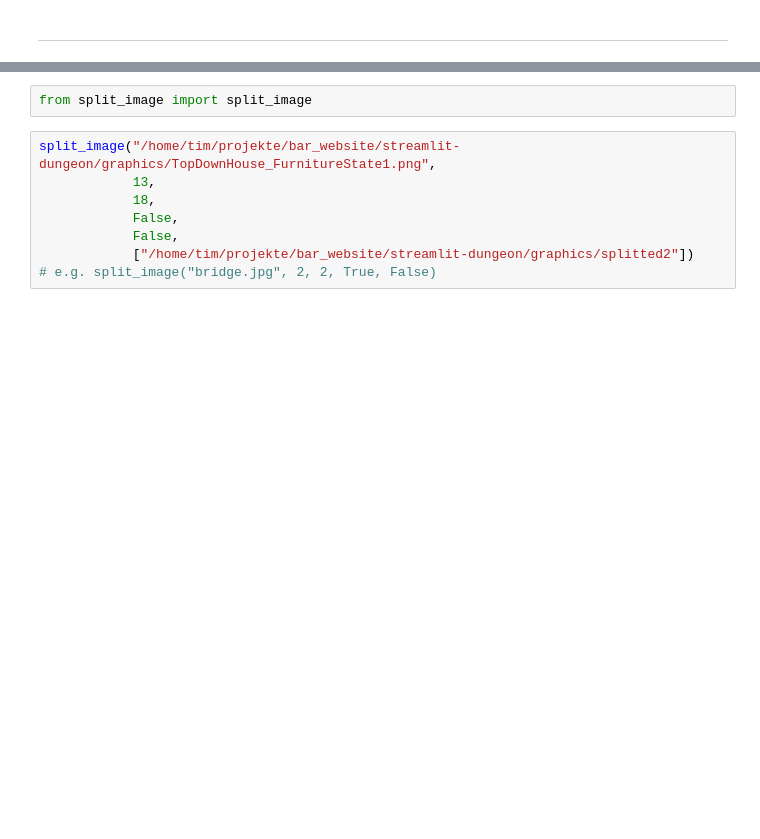
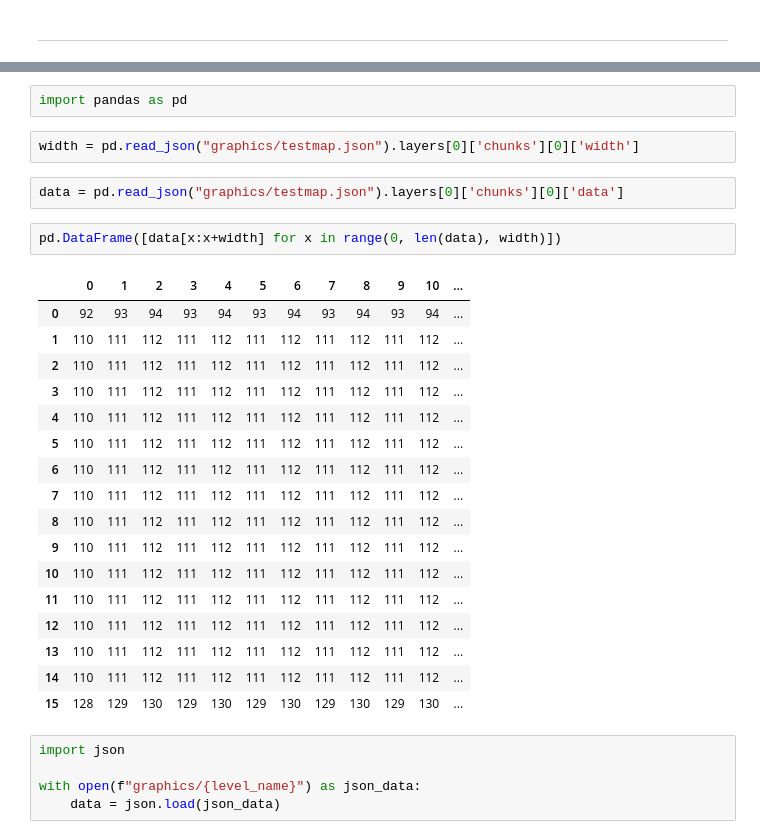
Before and after one commit to TimAmadeoSobania/streamlit-dungeon, a Jupyter notebook: split_images.ipynb, the cells around one changed output, grey strips where cells are left out. Saved outputs shown, nothing was run; the diff lists cells and outputs as text; blank space fills up the shorter version.

```diff
--- a/split_images.ipynb
+++ b/split_images.ipynb
@@ -65,10 +57,31 @@ Successfully installed split-image-2.0.1
-# %%
-from split_image import split_image
-# %%
-split_image("/home/tim/projekte/bar_website/streamlit-dungeon/graphics/TopDownHouse_FurnitureState1.png",
-            13,
-            18,
-            False,
-            False,
-            ["/home/tim/projekte/bar_website/streamlit-dungeon/graphics/splitted2"])
-# e.g. split_image("bridge.jpg", 2, 2, True, False)
+# %%
+import pandas as pd
+# %%
+width = pd.read_json("graphics/testmap.json").layers[0]['chunks'][0]['width']
+# %%
+data = pd.read_json("graphics/testmap.json").layers[0]['chunks'][0]['data']
+# %%
+pd.DataFrame([data[x:x+width] for x in range(0, len(data), width)])
+# %% [output]
+|  | 0 | 1 | 2 | 3 | 4 | 5 | 6 | 7 | 8 | 9 | 10 | ... |
+| 0 | 92 | 93 | 94 | 93 | 94 | 93 | 94 | 93 | 94 | 93 | 94 | ... |
+| 1 | 110 | 111 | 112 | 111 | 112 | 111 | 112 | 111 | 112 | 111 | 112 | ... |
+| 2 | 110 | 111 | 112 | 111 | 112 | 111 | 112 | 111 | 112 | 111 | 112 | ... |
+| 3 | 110 | 111 | 112 | 111 | 112 | 111 | 112 | 111 | 112 | 111 | 112 | ... |
+| 4 | 110 | 111 | 112 | 111 | 112 | 111 | 112 | 111 | 112 | 111 | 112 | ... |
+| 5 | 110 | 111 | 112 | 111 | 112 | 111 | 112 | 111 | 112 | 111 | 112 | ... |
+| 6 | 110 | 111 | 112 | 111 | 112 | 111 | 112 | 111 | 112 | 111 | 112 | ... |
+| 7 | 110 | 111 | 112 | 111 | 112 | 111 | 112 | 111 | 112 | 111 | 112 | ... |
+| 8 | 110 | 111 | 112 | 111 | 112 | 111 | 112 | 111 | 112 | 111 | 112 | ... |
+| 9 | 110 | 111 | 112 | 111 | 112 | 111 | 112 | 111 | 112 | 111 | 112 | ... |
+| 10 | 110 | 111 | 112 | 111 | 112 | 111 | 112 | 111 | 112 | 111 | 112 | ... |
+| 11 | 110 | 111 | 112 | 111 | 112 | 111 | 112 | 111 | 112 | 111 | 112 | ... |
+| 12 | 110 | 111 | 112 | 111 | 112 | 111 | 112 | 111 | 112 | 111 | 112 | ... |
+| 13 | 110 | 111 | 112 | 111 | 112 | 111 | 112 | 111 | 112 | 111 | 112 | ... |
+| 14 | 110 | 111 | 112 | 111 | 112 | 111 | 112 | 111 | 112 | 111 | 112 | ... |
+| 15 | 128 | 129 | 130 | 129 | 130 | 129 | 130 | 129 | 130 | 129 | 130 | ... |
+# %%
+import json
+
+with open(f"graphics/{level_name}") as json_data:
+    data = json.load(json_data)
```
Also changed, not shown: parts of 21 cells of this notebook, 6 other files.
